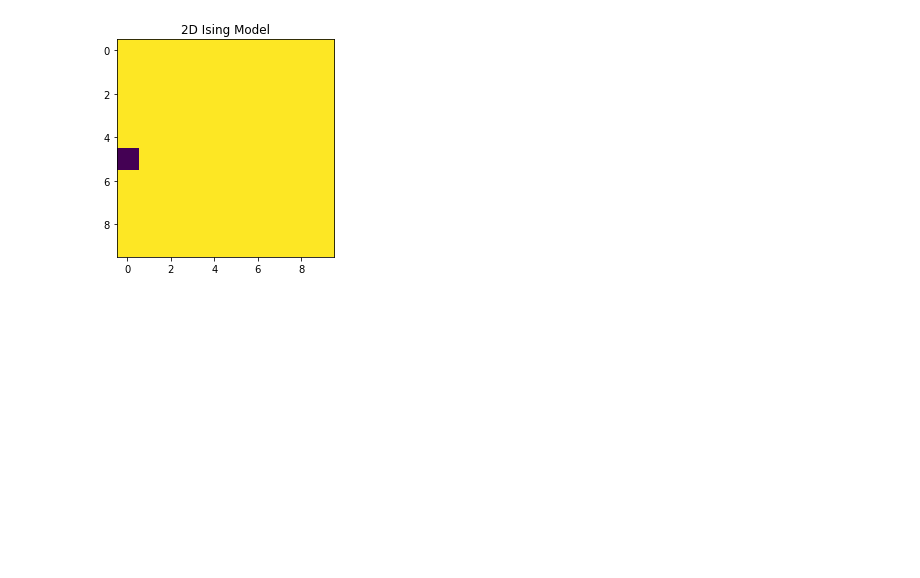
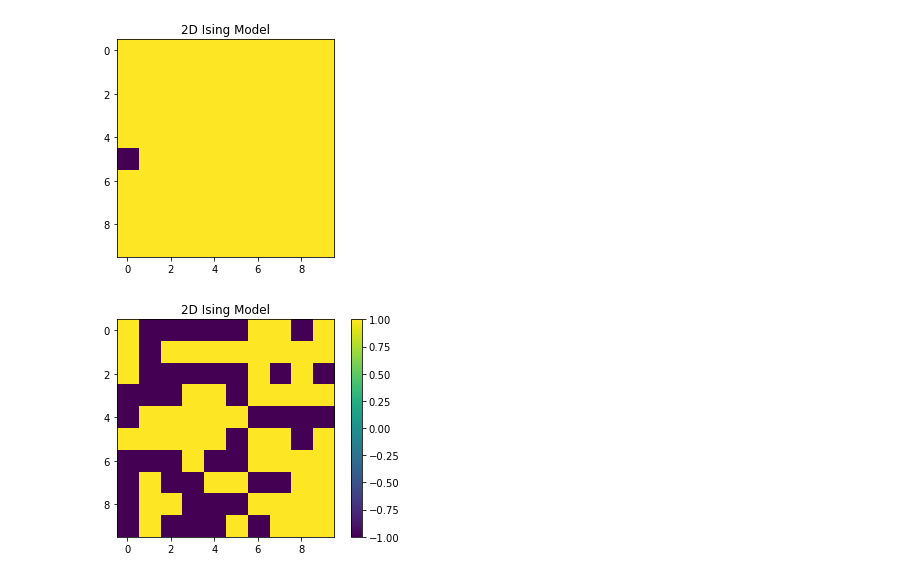
Before and after one commit to hsuchungchuan/Part-II-Computational-Physics, a Jupyter notebook: Exercise3_IsingModel.ipynb, the cells around one changed output. Cells and saved outputs as stored; diff of their text form; code cells hidden in the pictures; blank space fills up the shorter version.

```diff
--- a/Exercise3_IsingModel.ipynb
+++ b/Exercise3_IsingModel.ipynb
@@ -154,3 +154,72 @@ plt.title('2D Ising Model')
 plt.show()
 # %% [output]
 [figure]
+# %%
+import numpy as np
+import matplotlib.pyplot as plt
+
+def initialize_system(w,type):
+    if type == "random":
+        lattice = np.random.choice([-1, 1], size=(w, w))
+    elif type == "spinup":
+        lattice = np.ones((w, w))
+    elif type == "spindown":
+        lattice = -np.ones((w, w))
+    return lattice
+
+def calculate_beta_energy_difference(lattice, i, j, betaJ, betamuH):
+    w = len(lattice)
+    neighbours_sum = lattice[(i + 1) % w, j] + lattice[i, (j + 1) % w] + lattice[(i - 1) % w, j] + lattice[i, (j - 1) % w]
+    return 2 * lattice[i,j] * (neighbours_sum*betaJ + betamuH)
+
+def metropolis_acceptance_probability(beta_energy_difference):
+    return min(1, np.exp(-beta_energy_difference))
+
+def metropolis_hastings_step(lattice, betaJ, betamuH):
+    w = len(lattice)
+
+    # Choose a random site
+    i, j = np.random.randint(0, w, size=2)
+
+    # Calculate the energy change
+    beta_delta_E = calculate_beta_energy_difference(lattice, i, j, betaJ, betamuH)
+
+    # Acceptance probability
+    probability_accept = metropolis_acceptance_probability(beta_delta_E)
+
+    # Accept or reject the proposed configuration
+    if np.random.rand() < probability_accept:
+        lattice[i, j] *= -1  # Flip the spin
+
+    return lattice
+
+def metropolis_hastings_simulation(w, type, time_steps, betaJ, betamuH):
+    lattice = initialize_system(w, type)
+
+    N = w**2
+
+    if time_steps > 0:
+        for _ in range(time_steps):
+            for _ in range(N):
+                metropolis_hastings_step(lattice, betaJ, betamuH)
+
+    return lattice
+
+# Parameters
+w = 10  # N = w*w is the total number of spins in the lattice
+time_steps = 1 # Number of Metropolis steps
+betaJ = 0  # Inverse temperature
+betamuH = 0.0  # External magnetic field
+type = "spinup"  # Initial spin configuration
+
+# Run the simulation
+final_configuration = metropolis_hastings_simulation(w, type, time_steps, betaJ, betamuH)
+
+# Plot the final configuration
+plt.imshow(final_configuration, cmap='viridis', interpolation='nearest')
+plt.title('2D Ising Model')
+plt.colorbar()
+
+plt.show()
+# %% [output]
+[figure, added]
```
Also changed, not shown: parts of 19 cells of this notebook, 3 other files.
